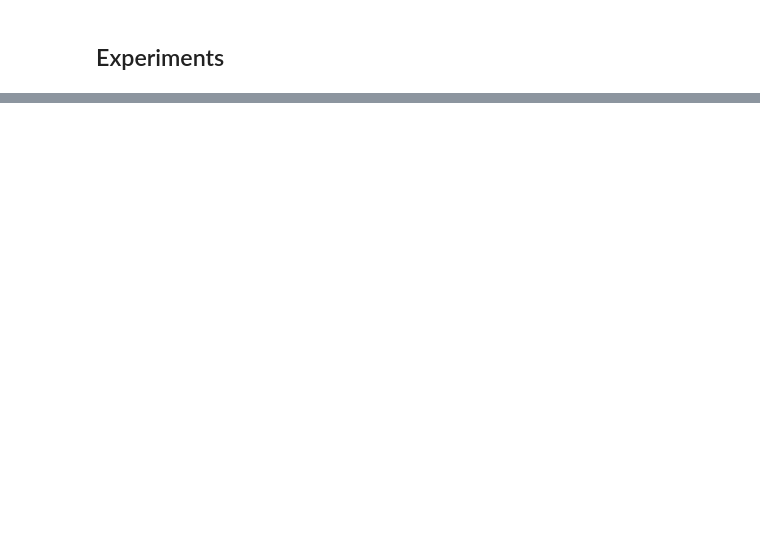
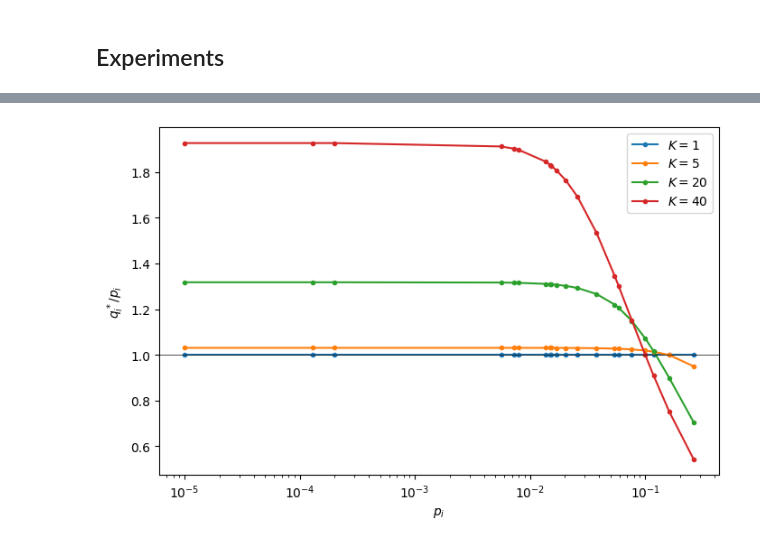
Before and after one commit to timvieira/blog, a Jupyter notebook: content/sampling-with-replacement.ipynb, the cells around one changed output, grey strips where cells are left out. Cells and saved outputs as stored; diff of their text form; code cells hidden in the pictures; blank space fills up the shorter version.

```diff
--- a/content/sampling-with-replacement.ipynb
+++ b/content/sampling-with-replacement.ipynb
@@ -187,15 +145,0 @@ for r in iterview(range(reps)):
-# %%
-from arsenal.viz import name2color
-pl.figure(figsize=(12,8))
-C = name2color()
-for name in runs:
-    err = (np.abs(runs[name] - p[None,None,:])**2).sum(axis=2)
-    m = np.mean(err, axis=0)
-    pl.plot(ts, m, c=C[name], linestyle=':', lw=.75, label=f'empirical {name}')
-    _, analytic = methods[name]
-    if analytic is not None:
-        pl.plot(ts, [analytic(t) for t in ts], label=f'analytic {name}',
-                c=C[name], alpha=0.5)
-pl.axvline(n, label='n', c='k', linestyle=':', alpha=0.5)
-pl.legend(loc='best'); #pl.loglog();
-pl.semilogy();
@@ -322,2 +145,0 @@ p = Matrix(ps + [1 - sum(ps)])
-# %%
-q = Matrix(qs + [1 - sum(qs)])
@@ -352,0 +261,6 @@ $$
+# %%
+# The analytic errors at a few budgets (quoted in the text below).
+print(f"{'K':>3}  {'IS (q=p)':>10}  {'HT (q=p)':>10}  {'HT (q*)':>10}")
+for k in [5, 10, 20, 40]:
+    e_is, e_ht, e_opt = [methods[m][1](k) for m in methods]
+    print(f"{k:>3}  {e_is:10.4g}  {e_ht:10.4g}  {e_opt:10.4g}")
@@ -352,0 +340,10 @@ $$
+# %%
+# q*/p for a few budgets: the optimal proposal is flatter than p.
+pl.figure(figsize=(8,5))
+order = np.argsort(p)
+for k in [1, 5, 20, 40]:
+    pl.plot(p[order], opt_q_ht(p, k)[order] / p[order], marker='.', label=f'$K={k}$')
+pl.axhline(1, c='k', lw=.5); pl.xscale('log')
+pl.xlabel('$p_i$'); pl.ylabel('$q^*_i / p_i$'); pl.legend(loc='best');
+# %% [output]
+[figure, added]
```
Also changed, not shown: parts of 57 cells of this notebook, 1 other file.
